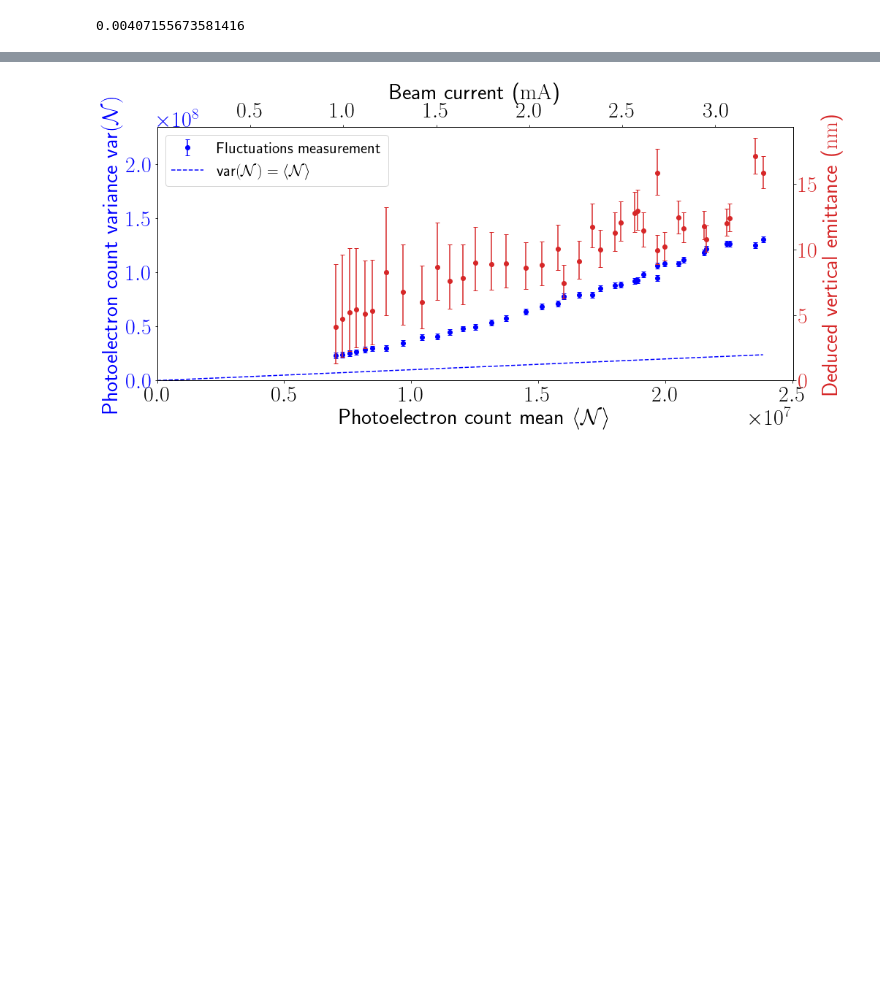
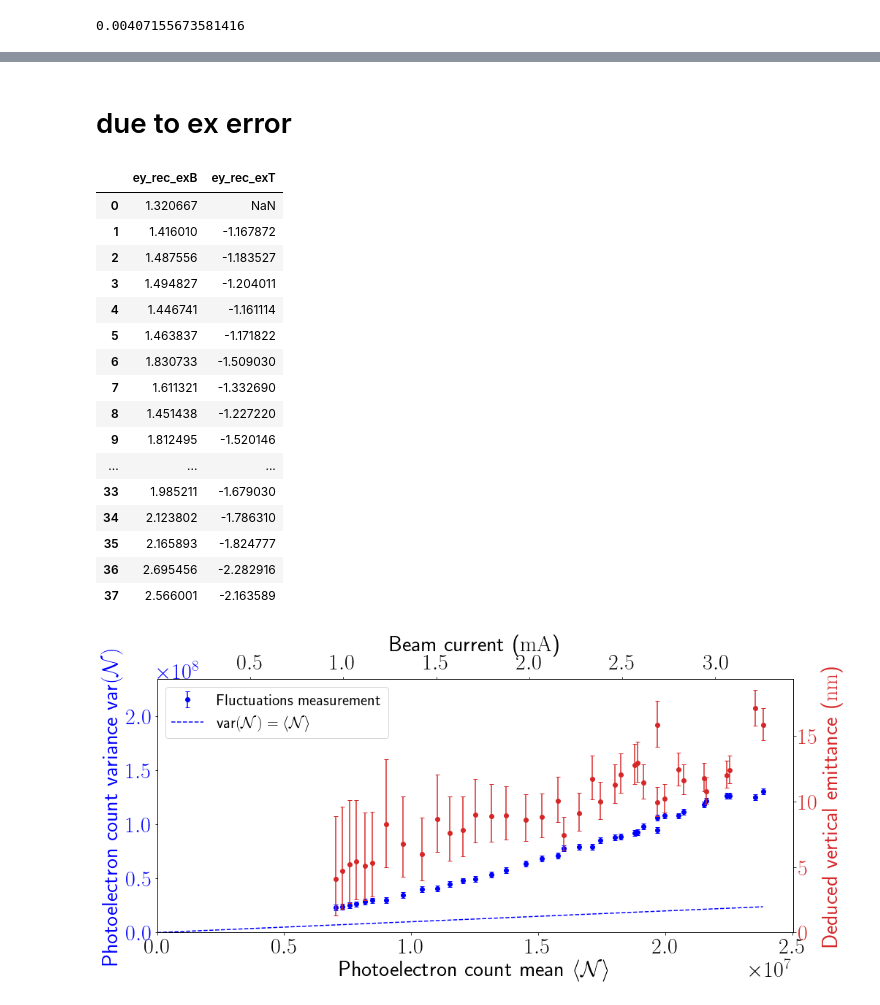
Before and after one commit to IharLobach/fur, a Jupyter notebook: shifts/shift_03_16_2020/flat/plot_flat.ipynb, the cells around one changed output, grey strips where cells are left out. Drawn from its saved outputs; the diff is of its cells as text; code cells hidden in the pictures; blank space fills up the shorter version.

```diff
--- a/shifts/shift_03_16_2020/flat/plot_flat.ipynb
+++ b/shifts/shift_03_16_2020/flat/plot_flat.ipynb
@@ -93,3 +129,26 @@ meas_FLAT['ey_error_bottom'] = -meas_FLAT.apply(
+# %% [markdown]
+# due to ex error
+# %%
+1e3*meas_FLAT.loc[:,['ey_rec_exB', 'ey_rec_exT']]\
+    .apply(lambda col:col-meas_FLAT.loc[:,'ey_rec'],axis=0)#.abs().apply(np.mean, axis=1)
+# %% [output]
+|  | ey_rec_exB | ey_rec_exT |
+| 0 | 1.320667 | NaN |
+| 1 | 1.416010 | -1.167872 |
+| 2 | 1.487556 | -1.183527 |
+| 3 | 1.494827 | -1.204011 |
+| 4 | 1.446741 | -1.161114 |
+| 5 | 1.463837 | -1.171822 |
+| 6 | 1.830733 | -1.509030 |
+| 7 | 1.611321 | -1.332690 |
+| 8 | 1.451438 | -1.227220 |
+| 9 | 1.812495 | -1.520146 |
+| ... | ... | ... |
+| 33 | 1.985211 | -1.679030 |
+| 34 | 2.123802 | -1.786310 |
+| 35 | 2.165893 | -1.824777 |
+| 36 | 2.695456 | -2.282916 |
+| 37 | 2.566001 | -2.163589 |
 # %%
 meas_FLAT['I_mA'] = meas_FLAT['N']*N_to_I
 # %%
```
Also changed, not shown: parts of 6 cells of this notebook, 7 other files.
